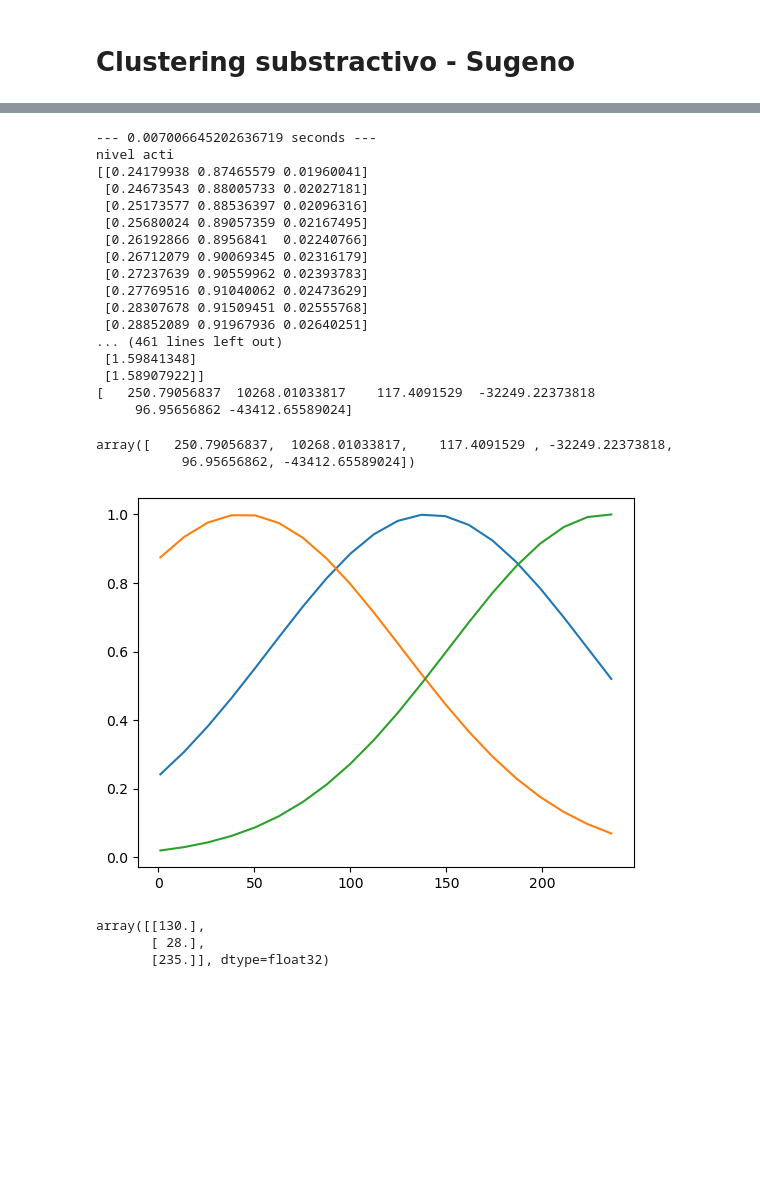
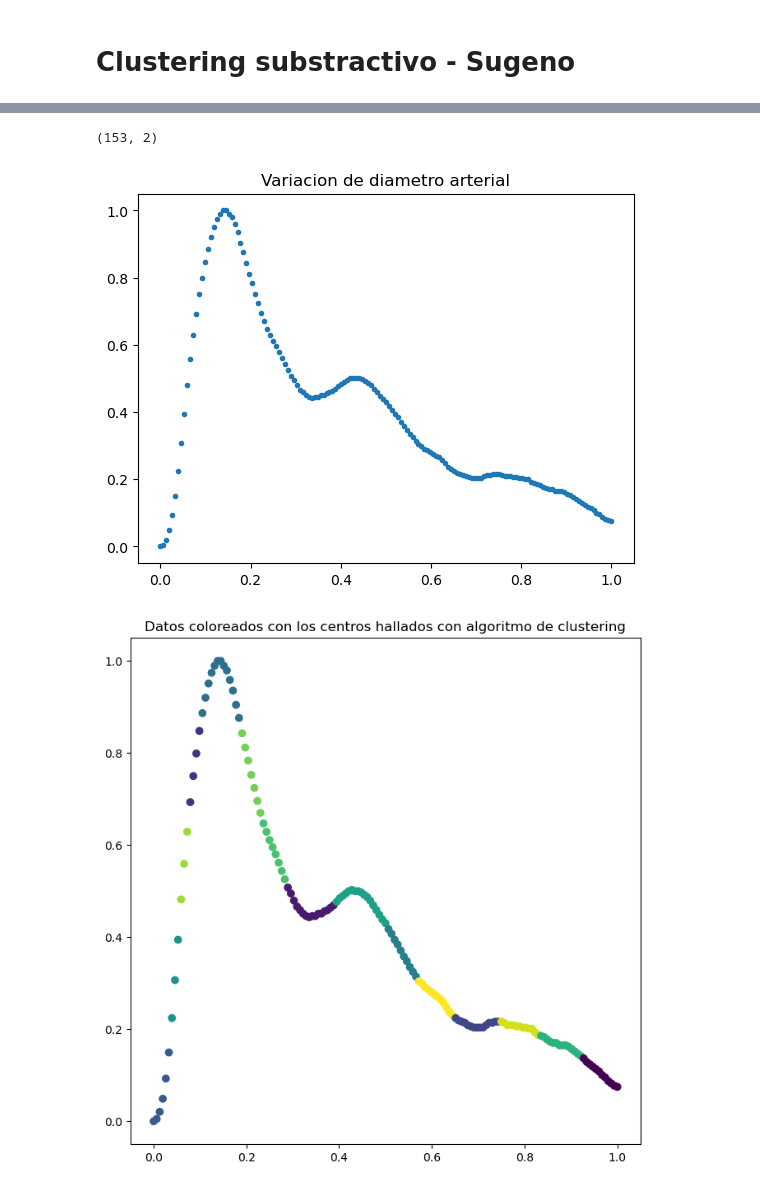
Before and after one commit to AlanGutierrez39/LogicaDifusa, a Jupyter notebook: Sugeno/LogicaDifusa.ipynb, the cells around one changed output, grey strips where cells are left out. Drawn from its saved outputs; the diff is of its cells as text; code cells hidden in the pictures; blank space fills up the shorter version.

```diff
--- a/Sugeno/LogicaDifusa.ipynb
+++ b/Sugeno/LogicaDifusa.ipynb
@@ -244,46 +73,0 @@ class fis:
-# %%
-#test genfis 1D
-def my_exponential(A, B, C, x):
-    return A*np.exp(-B*x)+C
-
-
-
-fis2 = fis()
-fis2.genfis(m, 0.75)
-fis2.viewInputs()
-
-fis2.solutions
-
-# r1 = data_x*-2.29539539+ -41.21850973
-# r2 = data_x*-15.47376916 -79.82911266
-# r3 = data_x*-15.47376916 -79.82911266
-# plt.plot(data_x,r1)
-# plt.plot(data_x,r2)
-# plt.plot(data_x,r3)
-# %% [output]
---- 0.007006645202636719 seconds ---
-nivel acti
-[[0.24179938 0.87465579 0.01960041]
- [0.24673543 0.88005733 0.02027181]
- [0.25173577 0.88536397 0.02096316]
- [0.25680024 0.89057359 0.02167495]
- [0.26192866 0.8956841  0.02240766]
- [0.26712079 0.90069345 0.02316179]
- [0.27237639 0.90559962 0.02393783]
- [0.27769516 0.91040062 0.02473629]
- [0.28307678 0.91509451 0.02555768]
- [0.28852089 0.91967936 0.02640251]
-... (461 lines left out)
- [1.59841348]
- [1.58907922]]
-[   250.79056837  10268.01033817    117.4091529  -32249.22373818
-     96.95656862 -43412.65589024]
-array([   250.79056837,  10268.01033817,    117.4091529 , -32249.22373818,
-           96.95656862, -43412.65589024])
-[figure, removed]
-# %%
-fis2.rules
-# %% [output]
-array([[130.],
-       [ 28.],
-       [235.]], dtype=float32)
@@ -289,0 +270,26 @@ array([[130.],
+# %%
+f = open("samplesVDA3.txt", "r")
+
+y = []
+i=1
+for x in f:
+    y.append(int(x))
+    i=i+1
+f.close()
+
+y = np.asarray(y)
+
+y_norm = (y - y.min())/(y.max()-y.min())
+x = np.linspace(0,1,y.shape[0])
+
+X11 = np.array([y_norm,x]).T
+X11.shape
+# %% [output]
+(153, 2)
+# %%
+
+plt.plot(X11[:,1],X11[:,0],'.')
+plt.title("Variacion de diametro arterial")
+plt.show()
+# %% [output]
+[figure, added]
@@ -289,0 +300,4 @@ array([[130.],
+# %%
+my_sug_VDA.plot_original_color_by_cluster()
+# %% [output]
+[figure, added]
```
Also changed, not shown: parts of 9 cells of this notebook.
